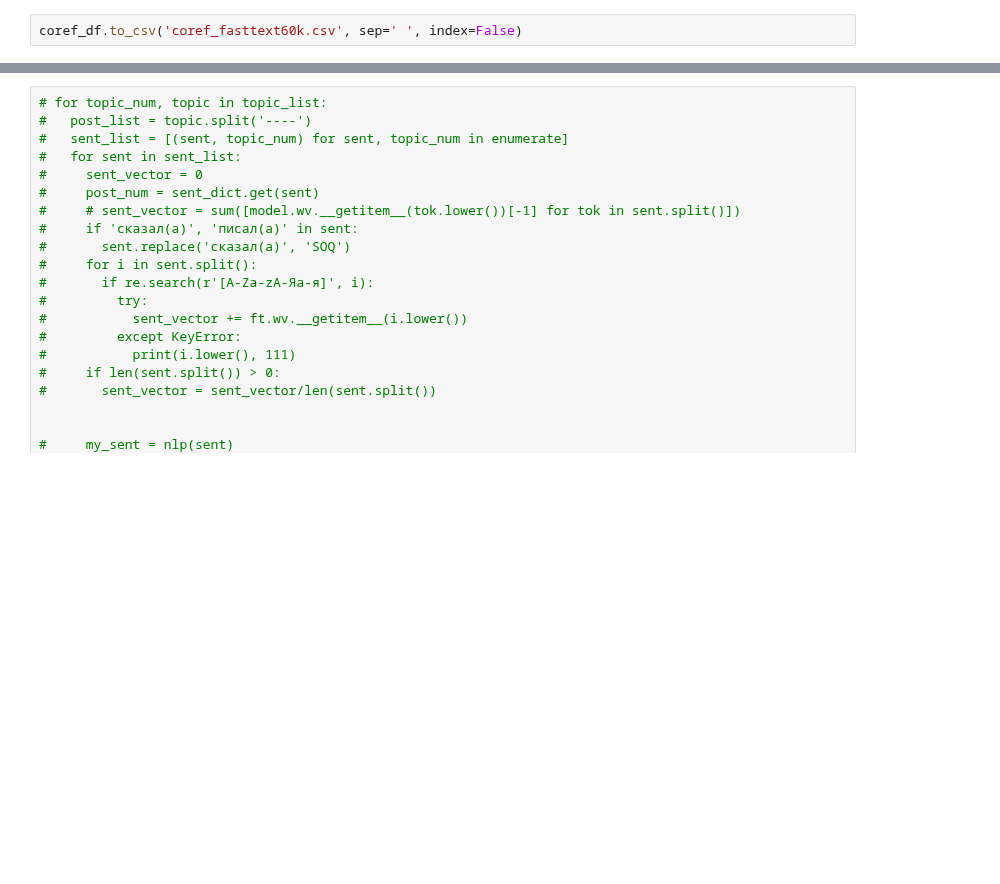
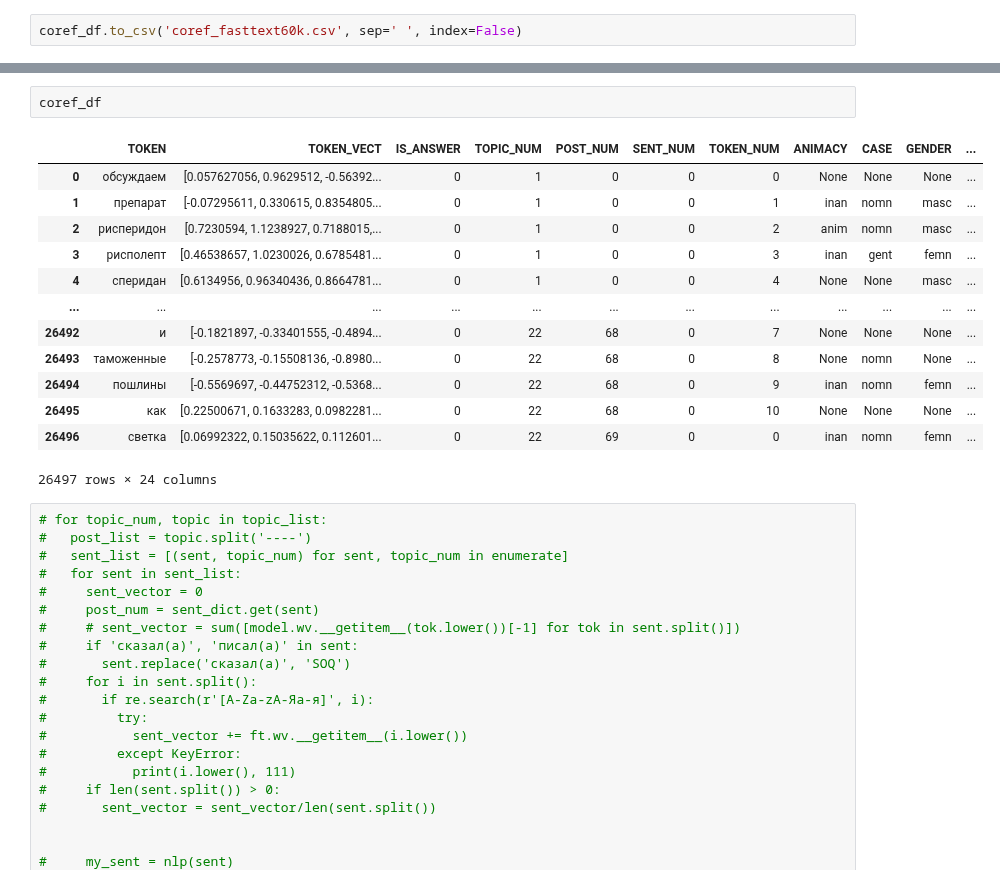
Before and after one commit to DmitryKutsev/cross-document_coreference, a Jupyter notebook: text_analysis_coref_new.ipynb, the cells around one changed output, grey strips where cells are left out. Cells and saved outputs as stored; diff of their text form; blank space fills up the shorter version.

```diff
--- a/text_analysis_coref_new.ipynb
+++ b/text_analysis_coref_new.ipynb
@@ -570,3 +584,19 @@ files.download('coref_df_anns60k.csv')
+# %%
+coref_df
+# %% [output]
+|  | TOKEN | TOKEN_VECT | IS_ANSWER | TOPIC_NUM | POST_NUM | SENT_NUM | TOKEN_NUM | ANIMACY | CASE | GENDER | ... |
+| 0 | обсуждаем | [0.057627056, 0.9629512, -0.56392... | 0 | 1 | 0 | 0 | 0 | None | None | None | ... |
+| 1 | препарат | [-0.07295611, 0.330615, 0.8354805... | 0 | 1 | 0 | 0 | 1 | inan | nomn | masc | ... |
+| 2 | рисперидон | [0.7230594, 1.1238927, 0.7188015,... | 0 | 1 | 0 | 0 | 2 | anim | nomn | masc | ... |
+| 3 | рисполепт | [0.46538657, 1.0230026, 0.6785481... | 0 | 1 | 0 | 0 | 3 | inan | gent | femn | ... |
+| 4 | сперидан | [0.6134956, 0.96340436, 0.8664781... | 0 | 1 | 0 | 0 | 4 | None | None | masc | ... |
+| ... | ... | ... | ... | ... | ... | ... | ... | ... | ... | ... | ... |
+| 26492 | и | [-0.1821897, -0.33401555, -0.4894... | 0 | 22 | 68 | 0 | 7 | None | None | None | ... |
+| 26493 | таможенные | [-0.2578773, -0.15508136, -0.8980... | 0 | 22 | 68 | 0 | 8 | None | nomn | None | ... |
+| 26494 | пошлины | [-0.5569697, -0.44752312, -0.5368... | 0 | 22 | 68 | 0 | 9 | inan | nomn | femn | ... |
+| 26495 | как | [0.22500671, 0.1633283, 0.0982281... | 0 | 22 | 68 | 0 | 10 | None | None | None | ... |
+| 26496 | светка | [0.06992322, 0.15035622, 0.112601... | 0 | 22 | 69 | 0 | 0 | inan | nomn | femn | ... |
+26497 rows × 24 columns
 # %%
 # for topic_num, topic in topic_list:
 #   post_list = topic.split('----')
```
Also changed, not shown: parts of 30 cells of this notebook.
